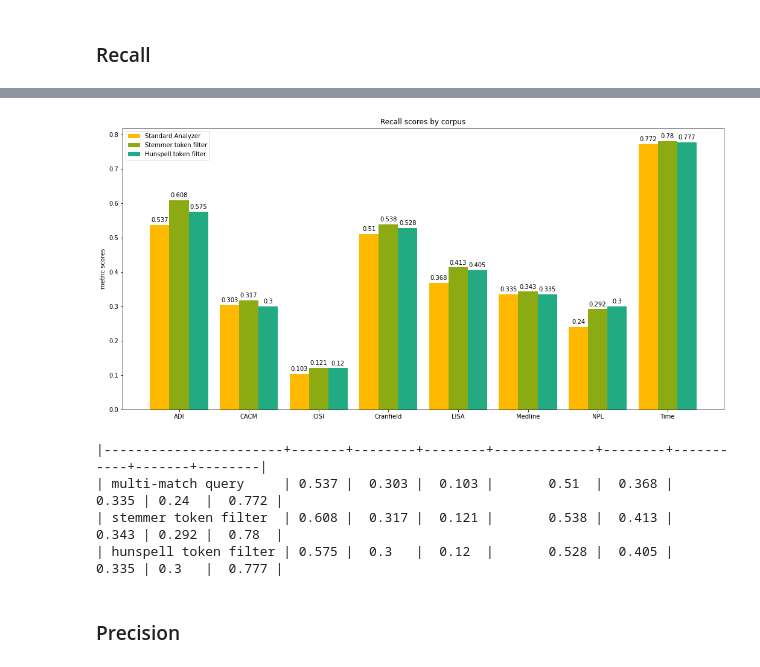
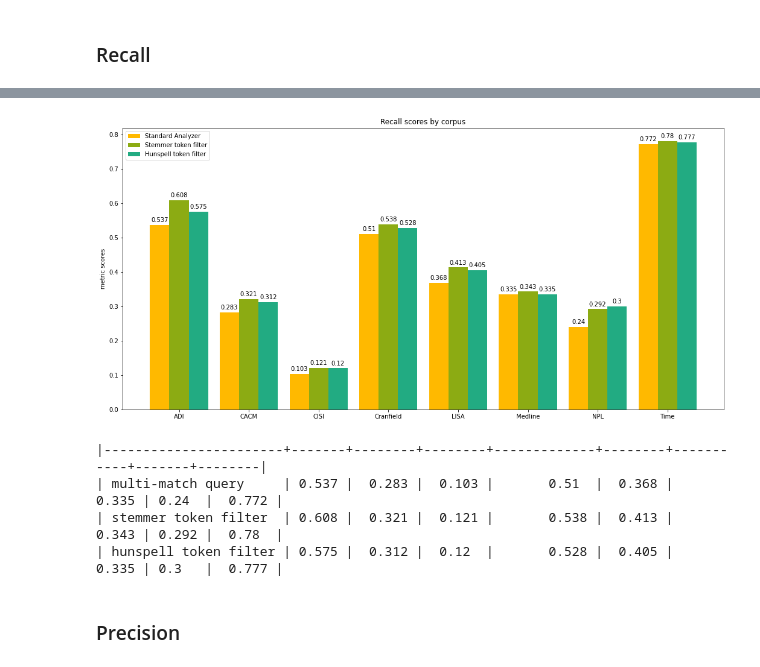
Before and after one commit to pragmalingu/experiments, a Jupyter notebook: 01_Stemming/Evaluation/Comparison_Stemming_vs_Standard_Search.ipynb, the cells around one changed output, grey strips where cells are left out. Saved outputs shown, nothing was run; the diff lists cells and outputs as text; code cells hidden in the pictures.

```diff
--- a/01_Stemming/Evaluation/Comparison_Stemming_vs_Standard_Search.ipynb
+++ b/01_Stemming/Evaluation/Comparison_Stemming_vs_Standard_Search.ipynb
@@ -146,14 +146,15 @@ def get_data(PATH_TO_FILE, marker):
 cacm_qry_list = get_data(PATH_TO_CACM_QRY, ID_marker)
 
 # process the query data
-
 qry_chunk_start = re.compile('^\.W\n',re.MULTILINE)
+qry_chunk_end = re.compile('^\.N\n',re.MULTILINE)
 cacm_qry_rel_data = defaultdict(dict)
 
 for n in range(0,len(cacm_qry_list)):
   line = cacm_qry_list[n]
   _ , question = re.split(qry_chunk_start,line)
-  cacm_qry_rel_data[n+1]['question'] = question
+  query, _ = re.split(qry_chunk_end, question)
+  cacm_qry_rel_data[n+1]['question'] = query
 
 # process the relevance assesment data
 cacm_rel = defaultdict(list)
@@ -1314,36 +1315,36 @@ rects3 = ax.bar(x + width, hunspell_metrics_recall, width, label='Hunspell token
 ax.set_ylabel('metric scores')
 ax.set_title('Recall scores by corpus')
 ax.set_xticks(x)
 ax.set_xticklabels(labels)
 ax.legend()
 
 def autolabel(rects):
     """Attach a text label above each bar in *rects*, displaying its height."""
     for rect in rects:
         height = rect.get_height()
         ax.annotate('{}'.format(height),
                     xy=(rect.get_x() + rect.get_width() / 2, height),
                     xytext=(0, 3),  # 3 points vertical offset
                     textcoords="offset points",
                     ha='center', va='bottom')
 
 autolabel(rects1)
 autolabel(rects2)
 autolabel(rects3)
 
 fig.tight_layout()
 fig.set_figwidth(16)
 fig.set_figheight(8)
 
 # uncomment to save the visualization
-#plt.savefig("EXP1_Recall.svg", format="svg")
-#files.download('EXP1_Recall.svg')
+plt.savefig("EXP1_Recall.svg", format="svg")
+files.download('EXP1_Recall.svg')
 
 plt.show()
 # %% [output]
 [interactive output not drawn]
 [interactive output not drawn]
-[figure, old version]
+[figure, new version]
 # %%
 from tabulate import tabulate
 
@@ -1357,9 +1358,9 @@ table = tabulate(l, headers=['ADI','CACM', 'CISI','Cranfield', 'LISA', 'Medline'
 print(table)
 # %% [output]
 |-----------------------+-------+--------+--------+-------------+--------+-----------+-------+--------|
-| multi-match query     | 0.537 |  0.303 |  0.103 |       0.51  |  0.368 |     0.335 | 0.24  |  0.772 |
-| stemmer token filter  | 0.608 |  0.317 |  0.121 |       0.538 |  0.413 |     0.343 | 0.292 |  0.78  |
-| hunspell token filter | 0.575 |  0.3   |  0.12  |       0.528 |  0.405 |     0.335 | 0.3   |  0.777 |
+| multi-match query     | 0.537 |  0.283 |  0.103 |       0.51  |  0.368 |     0.335 | 0.24  |  0.772 |
+| stemmer token filter  | 0.608 |  0.321 |  0.121 |       0.538 |  0.413 |     0.343 | 0.292 |  0.78  |
+| hunspell token filter | 0.575 |  0.312 |  0.12  |       0.528 |  0.405 |     0.335 | 0.3   |  0.777 |
 # %% [markdown]
 ### Precision
 # %%
```
Also changed, not shown: parts of 36 cells of this notebook.
